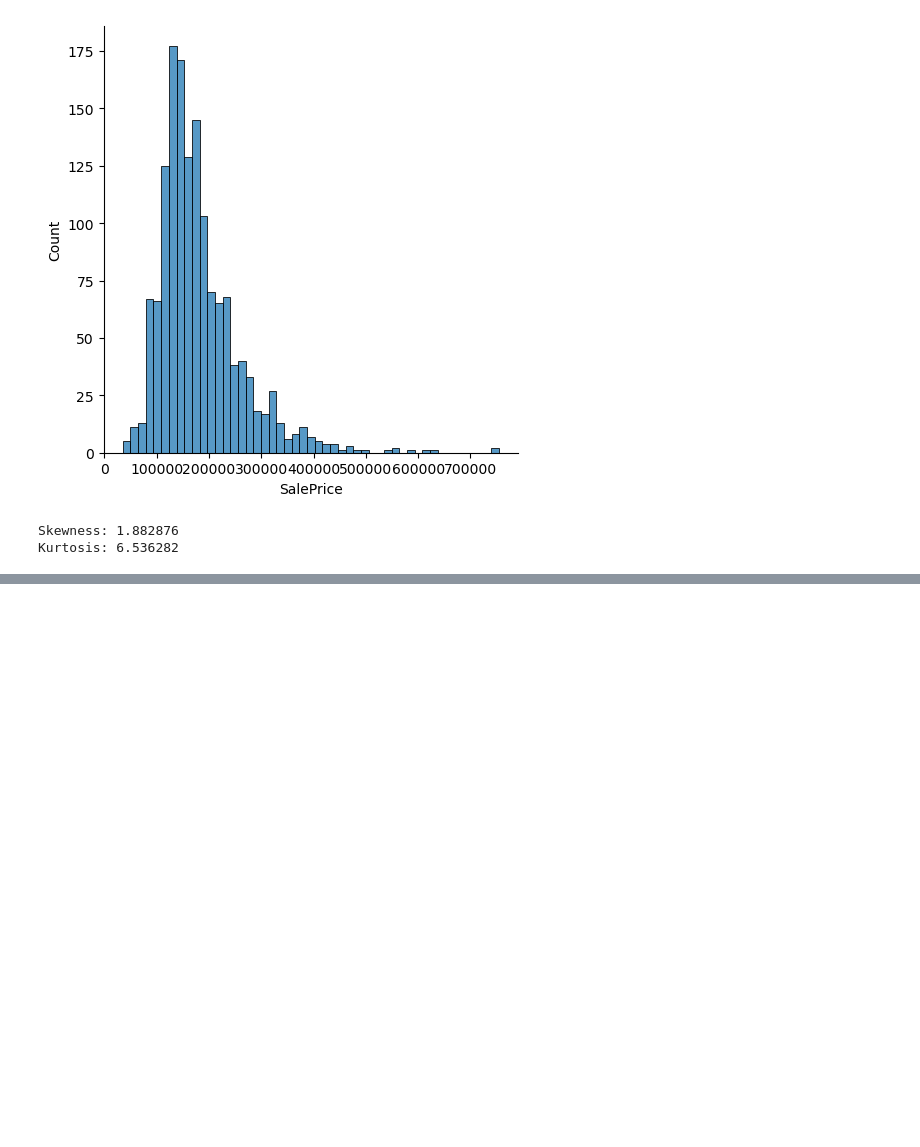
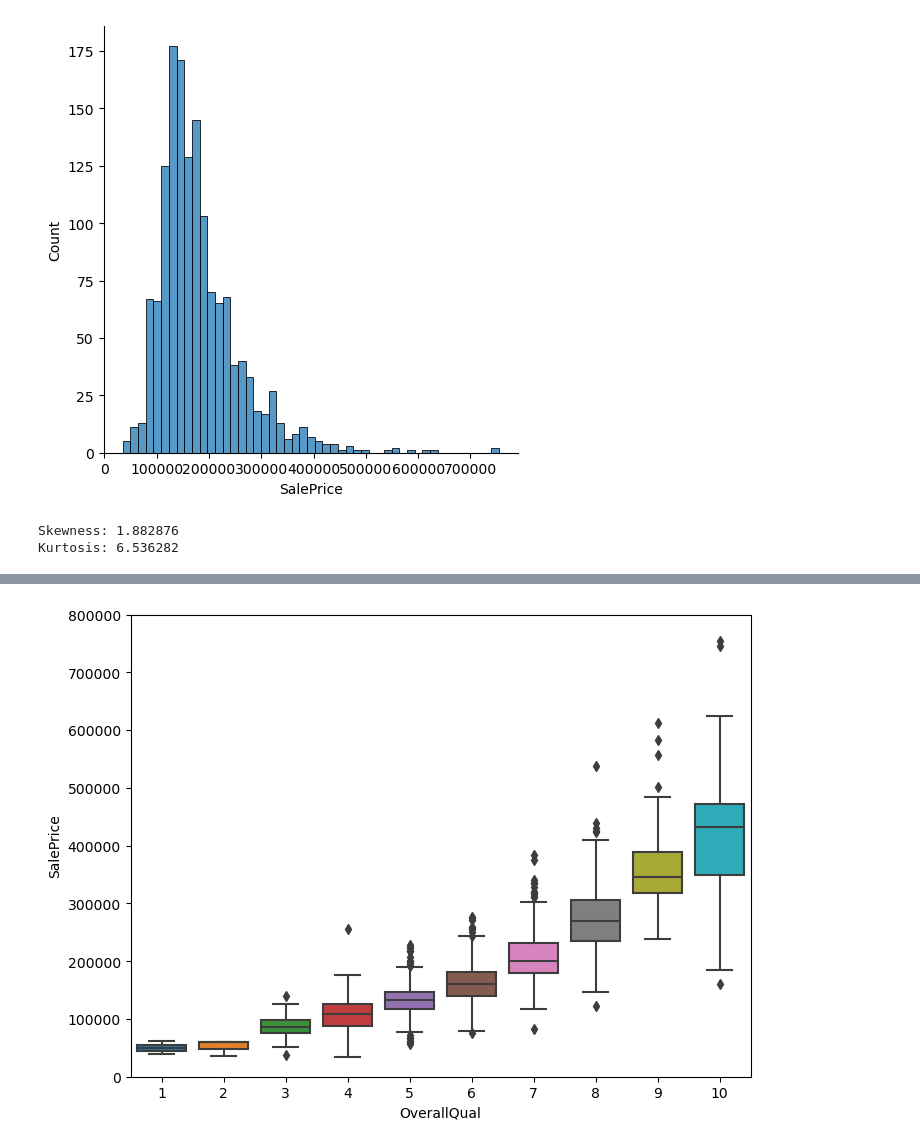
Before and after one commit to h-sutiwas/personal-project, a Jupyter notebook: House Prices Advanced Regression Techniques/house-prices-advanced-regression-techniques/house_price.ipynb, the cells around one changed output, grey strips where cells are left out. Saved outputs shown, nothing was run; the diff lists cells and outputs as text; code cells hidden in the pictures; blank space fills up the shorter version.

```diff
--- a/House Prices Advanced Regression Techniques/house-prices-advanced-regression-techniques/house_price.ipynb
+++ b/House Prices Advanced Regression Techniques/house-prices-advanced-regression-techniques/house_price.ipynb
@@ -64,0 +78,8 @@ Kurtosis: 6.536282
+# %%
+# Observing relationship with categorical features
+data = pd.concat([train_df['SalePrice'], train_df['OverallQual']], axis=1)
+f, ax = plt.subplots(figsize=(8, 6))
+fig = sns.boxplot(x='OverallQual', y="SalePrice", data=data)
+fig.axis(ymin=0, ymax=800000);
+# %% [output]
+[figure, added]
```
Also changed, not shown: parts of 5 cells of this notebook.
